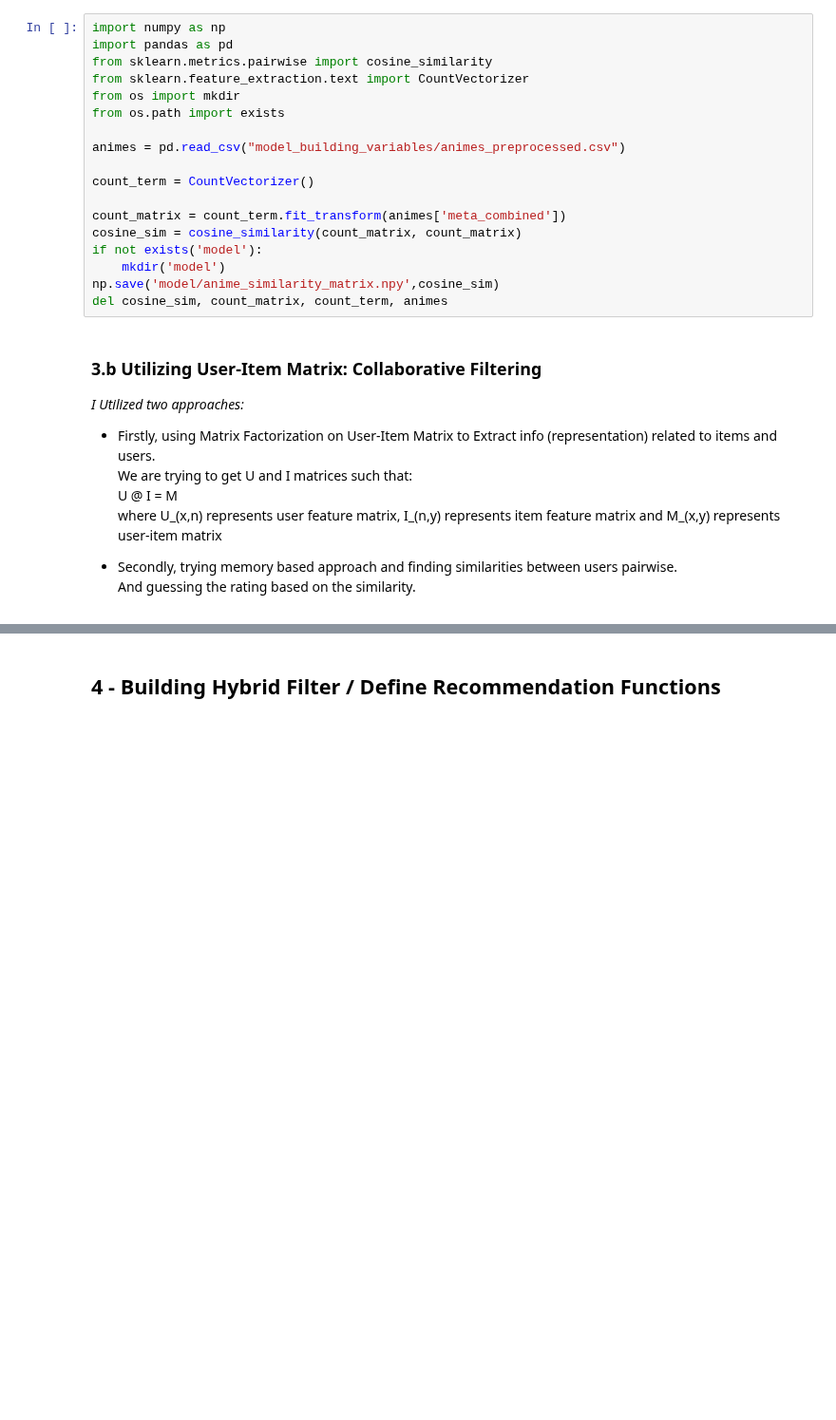
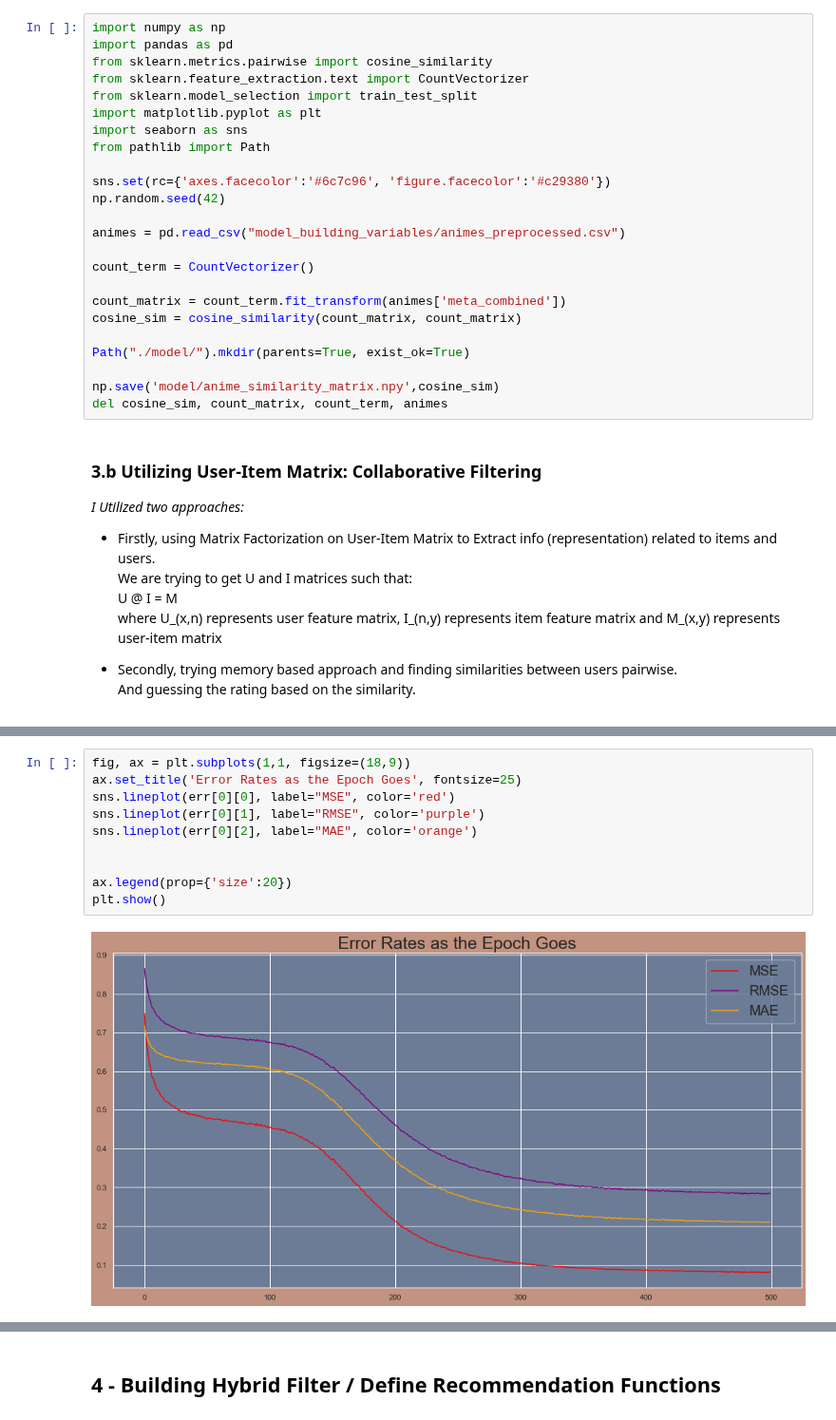
Before and after one commit to rusenbb/Anime_Recommender, a Jupyter notebook: main.ipynb, the cells around one changed output, grey strips where cells are left out. Shown at 95% size. Saved outputs shown, nothing was run; the diff lists cells and outputs as text; blank space fills up the shorter version.

```diff
--- a/main.ipynb
+++ b/main.ipynb
@@ -733,8 +530,13 @@ import numpy as np
 import pandas as pd
 from sklearn.metrics.pairwise import cosine_similarity
 from sklearn.feature_extraction.text import CountVectorizer
-from os import mkdir
-from os.path import exists
+from sklearn.model_selection import train_test_split
+import matplotlib.pyplot as plt
+import seaborn as sns
+from pathlib import Path
+
+sns.set(rc={'axes.facecolor':'#6c7c96', 'figure.facecolor':'#c29380'})
+np.random.seed(42)
 
 animes = pd.read_csv("model_building_variables/animes_preprocessed.csv")
 
@@ -742,8 +544,9 @@ count_term = CountVectorizer()
 
 count_matrix = count_term.fit_transform(animes['meta_combined'])
 cosine_sim = cosine_similarity(count_matrix, count_matrix)
-if not exists('model'):
-    mkdir('model')
+
+Path("./model/").mkdir(parents=True, exist_ok=True)
+
 np.save('model/anime_similarity_matrix.npy',cosine_sim)
 del cosine_sim, count_matrix, count_term, animes
 # %% [markdown]
@@ -900,0 +741,12 @@ def memory_collaborative_pred(ratings_of_user: dict, k=20, return_rated_ind=Fals
+# %%
+fig, ax = plt.subplots(1,1, figsize=(18,9))
+ax.set_title('Error Rates as the Epoch Goes', fontsize=25)
+sns.lineplot(err[0][0], label="MSE", color='red')
+sns.lineplot(err[0][1], label="RMSE", color='purple')
+sns.lineplot(err[0][2], label="MAE", color='orange')
+
+
+ax.legend(prop={'size':20})
+plt.show()
+# %% [output]
+[figure, added]
```
Also changed, not shown: parts of 72 cells of this notebook.
